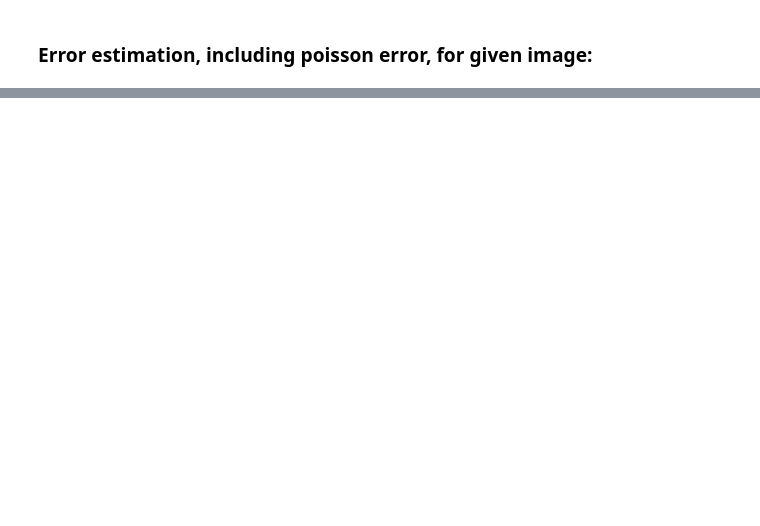
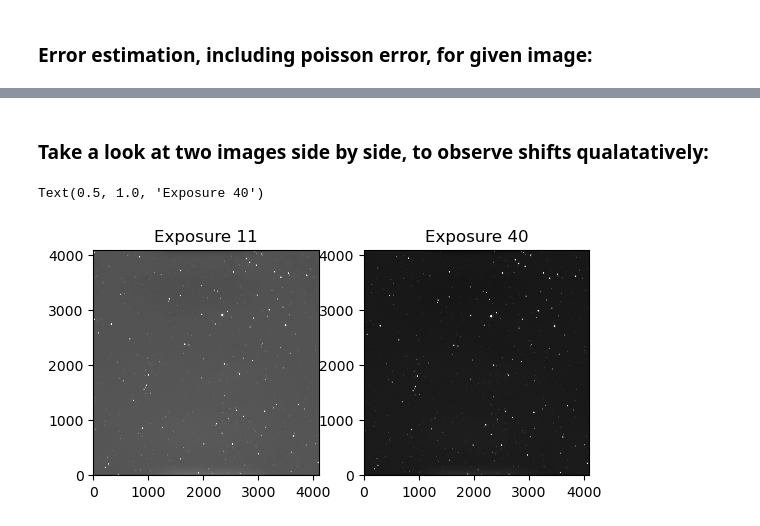
Before and after one commit to spencermfreeman/Astro_Fits_Pipeline, a Jupyter notebook: notebooks/photometry.ipynb, the cells around one changed output, grey strips where cells are left out. Drawn from its saved outputs; the diff is of its cells as text; code cells hidden in the pictures; blank space fills up the shorter version.

Commit message:
Add some tests for shift calculations to notebooks doc.

```diff
--- a/notebooks/photometry.ipynb
+++ b/notebooks/photometry.ipynb
@@ -137,0 +270,16 @@ Length = 659 rows
+# %% [markdown]
+### Take a look at two images side by side, to observe shifts qualatatively:
+# %%
+fig, axes = plt.subplots(1,2)
+exposure = [11,40]
+exposure1 = fits.getdata(f'/Users/spencerfreeman/Desktop/PersonalCS/CurrentPipeline/test_input/test_output/qatar-5b_lrp_out_{exposure[0]}.fit')
+exposure2 = fits.getdata(f'/Users/spencerfreeman/Desktop/PersonalCS/CurrentPipeline/test_input/test_output/qatar-5b_lrp_out_{exposure[1]}.fit')
+
+#could subtract background -bkg.background but thats not really the point
+axes[0].imshow(exposure1, origin='lower', vmin=1500, vmax=5000, cmap='Greys_r')
+axes[0].set_title(f"Exposure {exposure[0]}")
+axes[1].imshow(exposure2, origin='lower', vmin=1500, vmax=5000, cmap='Greys_r')
+axes[1].set_title(f"Exposure {exposure[1]}")
+# %% [output]
+Text(0.5, 1.0, 'Exposure 40')
+[figure, added]
```
Also changed, not shown: parts of 8 cells of this notebook.
